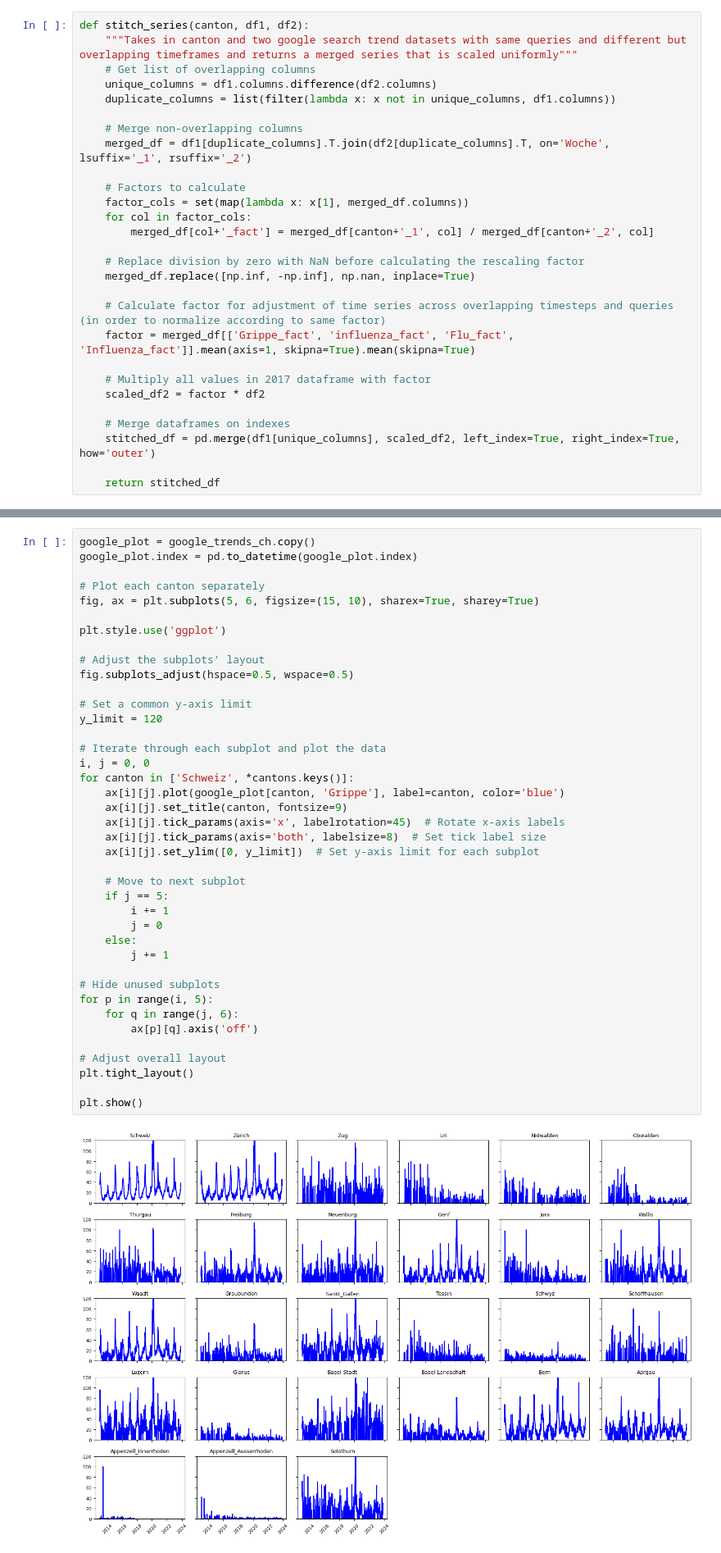
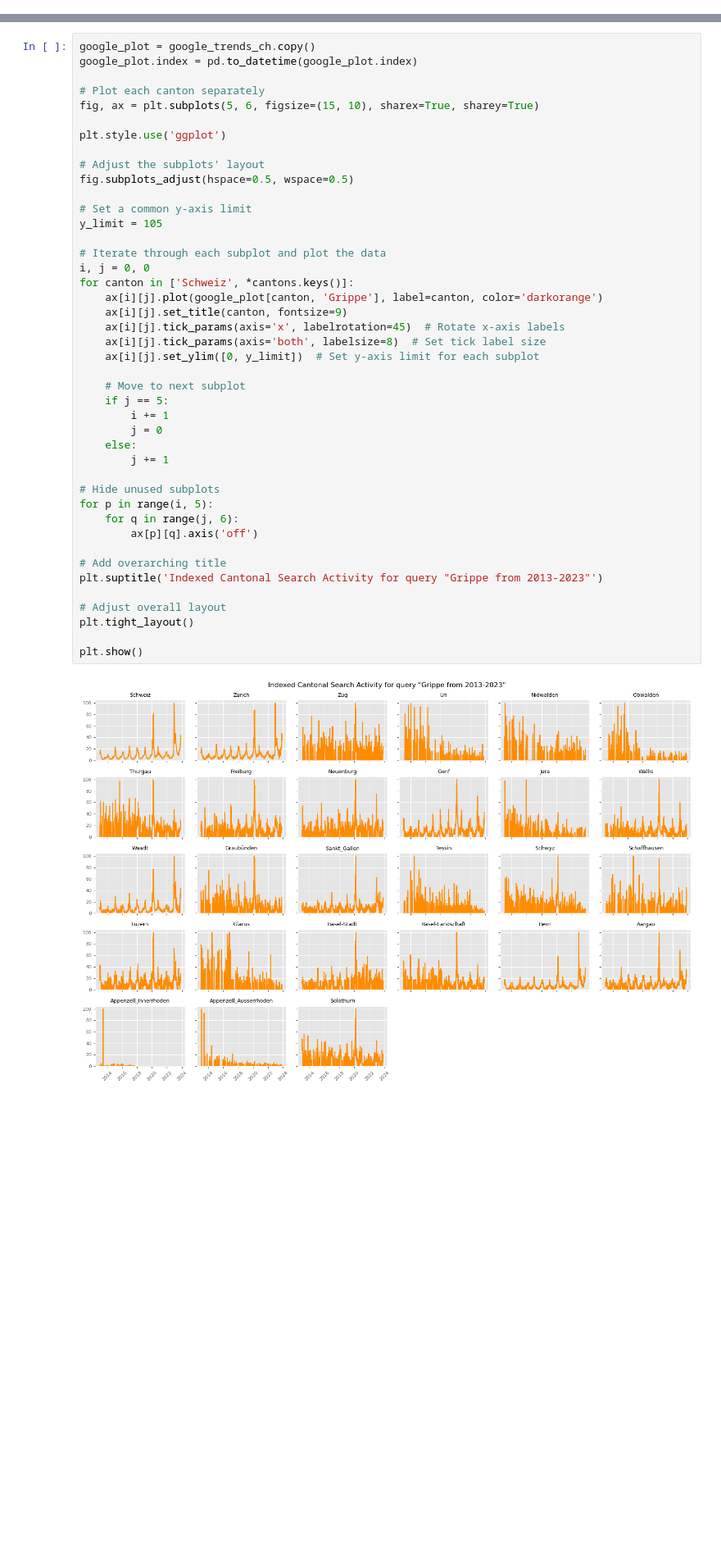
Before and after one commit to th-kl/DSF, a Jupyter notebook: notebooks/google_notebook.ipynb, the cells around one changed output, grey strips where cells are left out. Shown at 82% size. Saved outputs shown, nothing was run; the diff lists cells and outputs as text; blank space fills up the shorter version.

Commit message:
google data exploration

```diff
--- a/notebooks/google_notebook.ipynb
+++ b/notebooks/google_notebook.ipynb
@@ -46,28 +24,0 @@ def clean_google(df):
-# %%
-def stitch_series(canton, df1, df2):
-    """Takes in canton and two google search trend datasets with same queries and different but overlapping timeframes and returns a merged series that is scaled uniformly"""
-    # Get list of overlapping columns
-    unique_columns = df1.columns.difference(df2.columns)
-    duplicate_columns = list(filter(lambda x: x not in unique_columns, df1.columns))
-
-    # Merge non-overlapping columns
-    merged_df = df1[duplicate_columns].T.join(df2[duplicate_columns].T, on='Woche', lsuffix='_1', rsuffix='_2')
-
-    # Factors to calculate
-    factor_cols = set(map(lambda x: x[1], merged_df.columns))
-    for col in factor_cols:
-        merged_df[col+'_fact'] = merged_df[canton+'_1', col] / merged_df[canton+'_2', col]
-
-    # Replace division by zero with NaN before calculating the rescaling factor
-    merged_df.replace([np.inf, -np.inf], np.nan, inplace=True)
-
-    # Calculate factor for adjustment of time series across overlapping timesteps and queries (in order to normalize according to same factor)
-    factor = merged_df[['Grippe_fact', 'influenza_fact', 'Flu_fact', 'Influenza_fact']].mean(axis=1, skipna=True).mean(skipna=True)
-
-    # Multiply all values in 2017 dataframe with factor
-    scaled_df2 = factor * df2
-
-    # Merge dataframes on indexes
-    stitched_df = pd.merge(df1[unique_columns], scaled_df2, left_index=True, right_index=True, how='outer')
-
-    return stitched_df
@@ -150,33 +89,36 @@ plt.style.use('ggplot')
 # Adjust the subplots' layout
 fig.subplots_adjust(hspace=0.5, wspace=0.5)
 
 # Set a common y-axis limit
-y_limit = 120
+y_limit = 105
 
 # Iterate through each subplot and plot the data
 i, j = 0, 0
 for canton in ['Schweiz', *cantons.keys()]:
-    ax[i][j].plot(google_plot[canton, 'Grippe'], label=canton, color='blue')
+    ax[i][j].plot(google_plot[canton, 'Grippe'], label=canton, color='darkorange')
     ax[i][j].set_title(canton, fontsize=9)
     ax[i][j].tick_params(axis='x', labelrotation=45)  # Rotate x-axis labels
     ax[i][j].tick_params(axis='both', labelsize=8)  # Set tick label size
     ax[i][j].set_ylim([0, y_limit])  # Set y-axis limit for each subplot
 
     # Move to next subplot
     if j == 5:
         i += 1
         j = 0
     else:
         j += 1
 
 # Hide unused subplots
 for p in range(i, 5):
     for q in range(j, 6):
         ax[p][q].axis('off')
 
+# Add overarching title
+plt.suptitle('Indexed Cantonal Search Activity for query "Grippe from 2013-2023"')
+
 # Adjust overall layout
 plt.tight_layout()
 
 plt.show()
 # %% [output]
-[figure, old version]
+[figure, new version]
```
Also changed, not shown: parts of 21 cells of this notebook, 1 other file.
